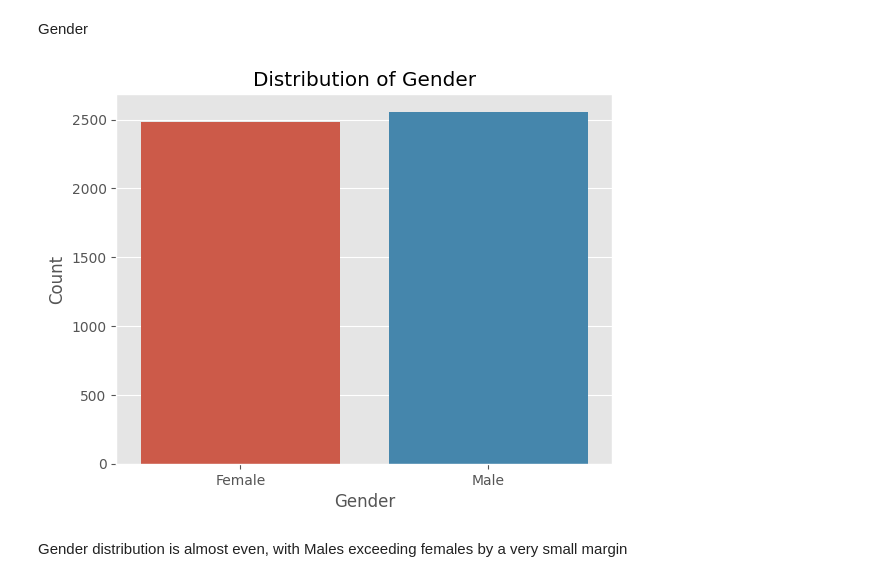
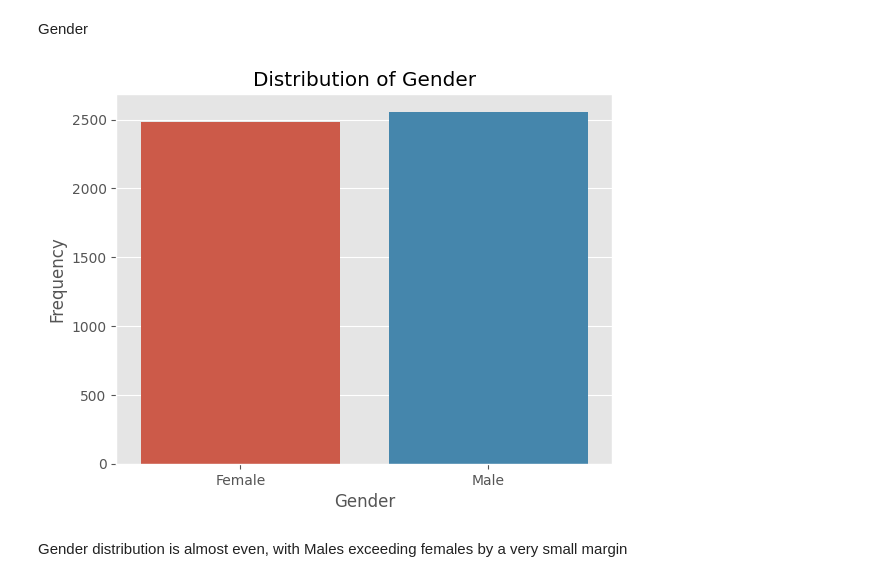
Before and after one commit to kaitany/Telecommunications-Churn-Analysis, a Jupyter notebook: Predicting_Customer_Churn.ipynb, the cells around one changed output. Cells and saved outputs as stored; diff of their text form; code cells hidden in the pictures.

```diff
--- a/Predicting_Customer_Churn.ipynb
+++ b/Predicting_Customer_Churn.ipynb
@@ -1101,7 +1106,7 @@ df_combined.to_csv('Clean_Train_Data.csv')
 Loading Combined Training Data
 # %%
 #Use of pandas pd.read_csv method
-df = pd.read_csv('Clean_Train_Data.csv')
+df = pd.read_csv('Clean_Train_Data.csv', index_col=False)
 
 #Preview of first few rows of the data
 df.head(3)
@@ -1143,12 +1149,12 @@ Gender
 # %%
 #Plot of Gender Distribution
 sns.countplot(x=df['gender'])
 plt.xlabel('Gender')
-plt.ylabel('Count')
+plt.ylabel('Frequency')
 plt.title('Distribution of Gender')
 plt.show()
 # %% [output]
-[figure, old version]
+[figure, new version]
 # %% [markdown]
 Gender distribution is almost even, with Males exceeding females by a very small margin
 # %% [markdown]
```
Also changed, not shown: parts of 16 cells of this notebook.
